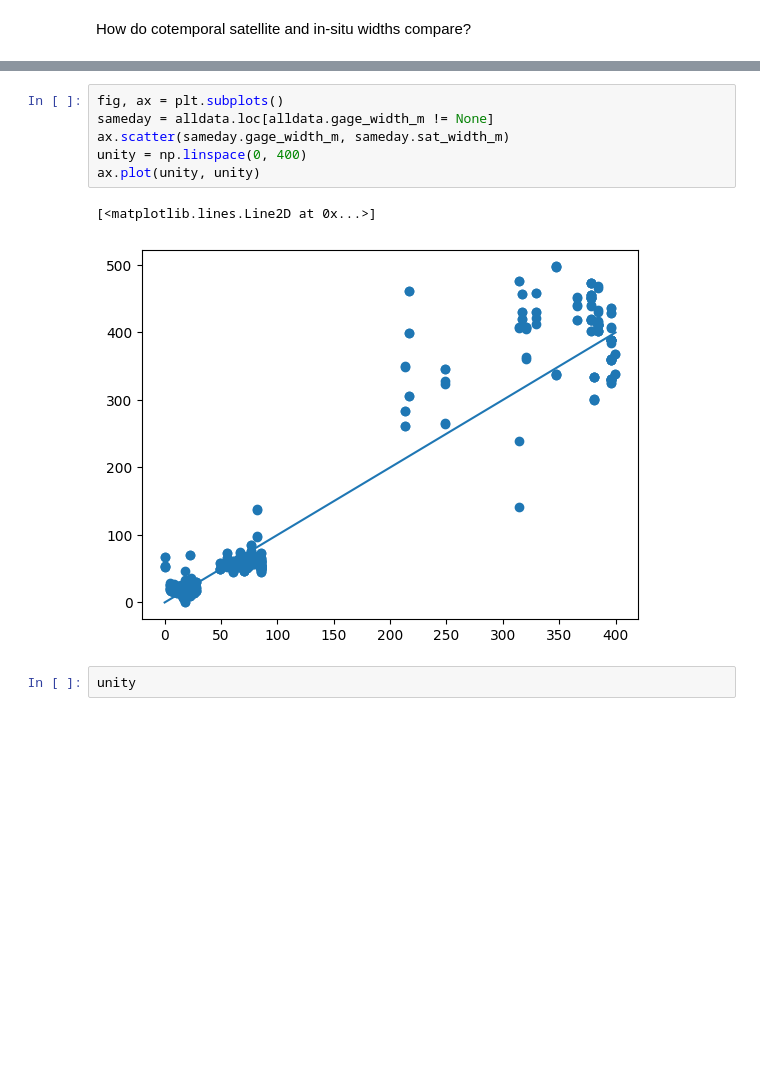
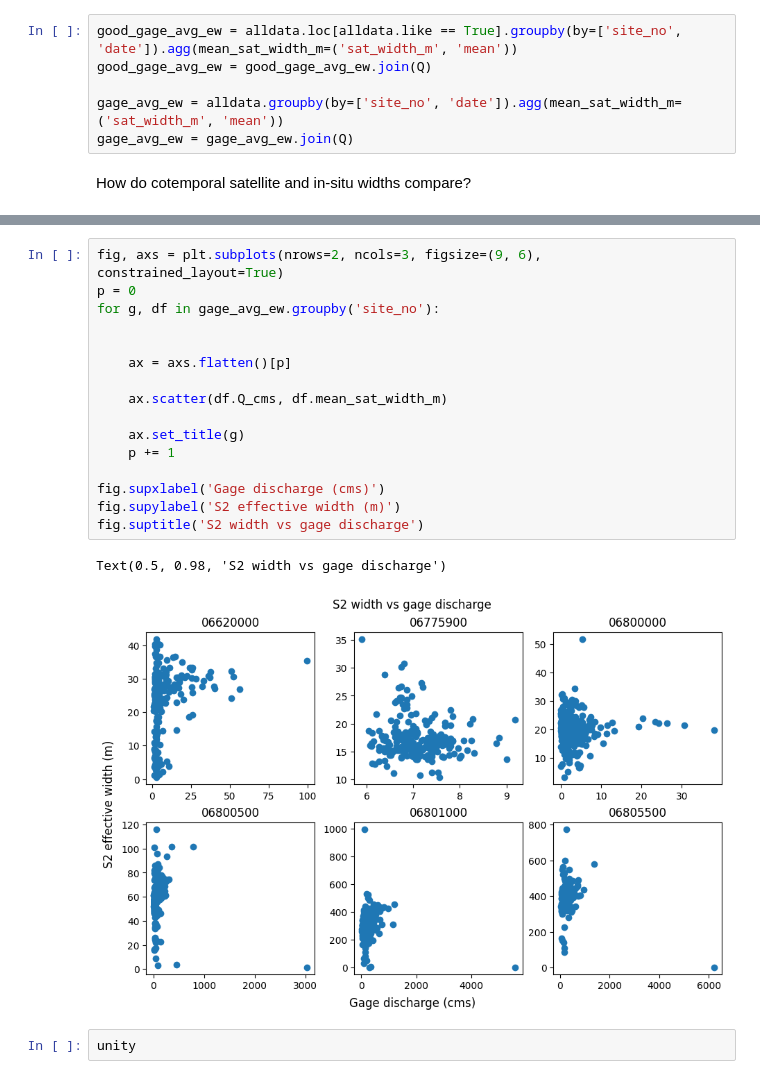
Before and after one commit to wherediddavidgo/multitemporal_RSSA, a Jupyter notebook: stac_gage_ew_analysis.ipynb, the cells around one changed output, grey strips where cells are left out. Drawn from its saved outputs; the diff is of its cells as text; blank space fills up the shorter version.

```diff
--- a/stac_gage_ew_analysis.ipynb
+++ b/stac_gage_ew_analysis.ipynb
@@ -454,3 +475,9 @@ gage_avg_ew
+# %%
+good_gage_avg_ew = alldata.loc[alldata.like == True].groupby(by=['site_no', 'date']).agg(mean_sat_width_m=('sat_width_m', 'mean'))
+good_gage_avg_ew = good_gage_avg_ew.join(Q)
+
+gage_avg_ew = alldata.groupby(by=['site_no', 'date']).agg(mean_sat_width_m=('sat_width_m', 'mean'))
+gage_avg_ew = gage_avg_ew.join(Q)
 # %% [markdown]
 How do cotemporal satellite and in-situ widths compare?
 # %%
@@ -476,12 +503,22 @@ Text(0.5, 0.98, 'In-situ vs. satellite width comparison')
-# %%
-fig, ax = plt.subplots()
-sameday = alldata.loc[alldata.gage_width_m != None]
-ax.scatter(sameday.gage_width_m, sameday.sat_width_m)
-unity = np.linspace(0, 400)
-ax.plot(unity, unity)
-# %% [output]
-[<matplotlib.lines.Line2D at 0x...>]
-[figure, removed]
+# %%
+fig, axs = plt.subplots(nrows=2, ncols=3, figsize=(9, 6), constrained_layout=True)
+p = 0
+for g, df in gage_avg_ew.groupby('site_no'):
+
+
+    ax = axs.flatten()[p]
+
+    ax.scatter(df.Q_cms, df.mean_sat_width_m)
+
+    ax.set_title(g)
+    p += 1
+
+fig.supxlabel('Gage discharge (cms)')
+fig.supylabel('S2 effective width (m)')
+fig.suptitle('S2 width vs gage discharge')
+# %% [output]
+Text(0.5, 0.98, 'S2 width vs gage discharge')
+[figure, added]
 # %%
 unity
 # %% [output]
```
Also changed, not shown: parts of 18 cells of this notebook.
